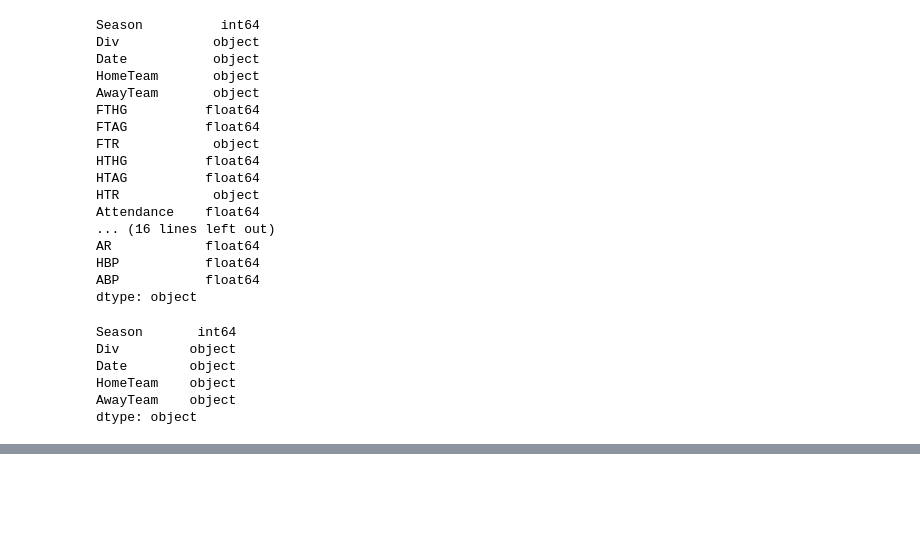
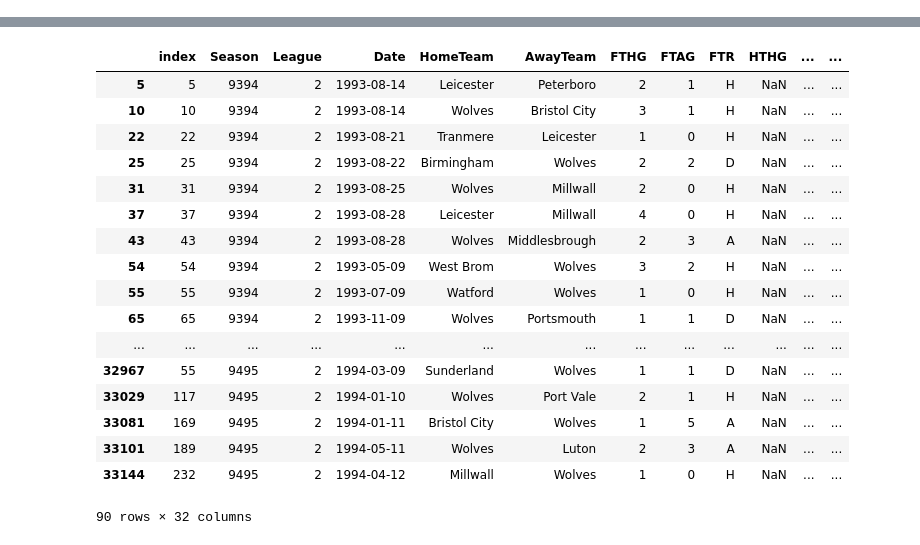
Before and after one commit to turner3467/football_scores, a Jupyter notebook: exploratory code/measures experimentation.ipynb, the cells around one changed output, grey strips where cells are left out. Cells and saved outputs as stored; diff of their text form; code cells hidden in the pictures; blank space fills up the shorter version.

Commit message:
Added measures

```diff
--- a/exploratory code/measures experimentation.ipynb
+++ b/exploratory code/measures experimentation.ipynb
@@ -94,29 +4,0 @@ historical_scores[pd.isnull(historical_scores.FTHG)]
-# %%
-historical_scores.dtypes
-# %% [output]
-Season          int64
-Div            object
-Date           object
-HomeTeam       object
-AwayTeam       object
-FTHG          float64
-FTAG          float64
-FTR            object
-HTHG          float64
-HTAG          float64
-HTR            object
-Attendance    float64
-... (16 lines left out)
-AR            float64
-HBP           float64
-ABP           float64
-dtype: object
-# %%
-def get_match_information(df):
-# %% [output]
-Season       int64
-Div         object
-Date        object
-HomeTeam    object
-AwayTeam    object
-dtype: object
@@ -122,0 +37,31 @@ dtype: object
+# %%
+def get_measures():
+    if os.path.isfile("../data/processed/measures.csv"):
+        measures = pd.read_csv("../data/processed/measures.csv")
+        measures.Date = pd.to_datetime(measures.Date)
+        return measures
+    else:
+        measures = pd.read_csv("../data/processed/historical_scores.csv", index_col=0)
+        measures = measures[match_info]
+        measures.Date = pd.to_datetime(measures.Date)
+        measures = measures.reset_index()
+        measures.to_csv("../data/processed/measures.csv")
+        return measures
+
+measures = get_measures()
+raw_data = pd.read_csv("../data/processed/historical_scores.csv", index_col=0)
+raw_data = raw_data[match_info + match_statistics]
+raw_data.Date = pd.to_datetime(raw_data.Date)
+raw_data = raw_data.reset_index()
+# %%
+idx = 551
+df = raw_data
+date, home_team, away_team = df.loc[idx, ["Date", "HomeTeam", "AwayTeam"]]
+
+row_filter = df.Date < date
+row_filter = row_filter & ((df.HomeTeam.isin([home_team, away_team])) |
+                           df.AwayTeam.isin([home_team, away_team]))
+
+print(date, home_team, away_team)
+temp_df = df[row_filter]
+# %% [output]
@@ -122,0 +69,18 @@ dtype: object
+|  | index | Season | League | Date | HomeTeam | AwayTeam | FTHG | FTAG | FTR | HTHG | ... | ... |
+| 5 | 5 | 9394 | 2 | 1993-08-14 | Leicester | Peterboro | 2 | 1 | H | NaN | ... | ... |
+| 10 | 10 | 9394 | 2 | 1993-08-14 | Wolves | Bristol City | 3 | 1 | H | NaN | ... | ... |
+| 22 | 22 | 9394 | 2 | 1993-08-21 | Tranmere | Leicester | 1 | 0 | H | NaN | ... | ... |
+| 25 | 25 | 9394 | 2 | 1993-08-22 | Birmingham | Wolves | 2 | 2 | D | NaN | ... | ... |
+| 31 | 31 | 9394 | 2 | 1993-08-25 | Wolves | Millwall | 2 | 0 | H | NaN | ... | ... |
+| 37 | 37 | 9394 | 2 | 1993-08-28 | Leicester | Millwall | 4 | 0 | H | NaN | ... | ... |
+| 43 | 43 | 9394 | 2 | 1993-08-28 | Wolves | Middlesbrough | 2 | 3 | A | NaN | ... | ... |
+| 54 | 54 | 9394 | 2 | 1993-05-09 | West Brom | Wolves | 3 | 2 | H | NaN | ... | ... |
+| 55 | 55 | 9394 | 2 | 1993-07-09 | Watford | Wolves | 1 | 0 | H | NaN | ... | ... |
+| 65 | 65 | 9394 | 2 | 1993-11-09 | Wolves | Portsmouth | 1 | 1 | D | NaN | ... | ... |
+| ... | ... | ... | ... | ... | ... | ... | ... | ... | ... | ... | ... | ... |
+| 32967 | 55 | 9495 | 2 | 1994-03-09 | Sunderland | Wolves | 1 | 1 | D | NaN | ... | ... |
+| 33029 | 117 | 9495 | 2 | 1994-01-10 | Wolves | Port Vale | 2 | 1 | H | NaN | ... | ... |
+| 33081 | 169 | 9495 | 2 | 1994-01-11 | Bristol City | Wolves | 1 | 5 | A | NaN | ... | ... |
+| 33101 | 189 | 9495 | 2 | 1994-05-11 | Wolves | Luton | 2 | 3 | A | NaN | ... | ... |
+| 33144 | 232 | 9495 | 2 | 1994-04-12 | Millwall | Wolves | 1 | 0 | H | NaN | ... | ... |
+90 rows × 32 columns
```
Also changed, not shown: parts of 9 cells of this notebook, 2 other files.
